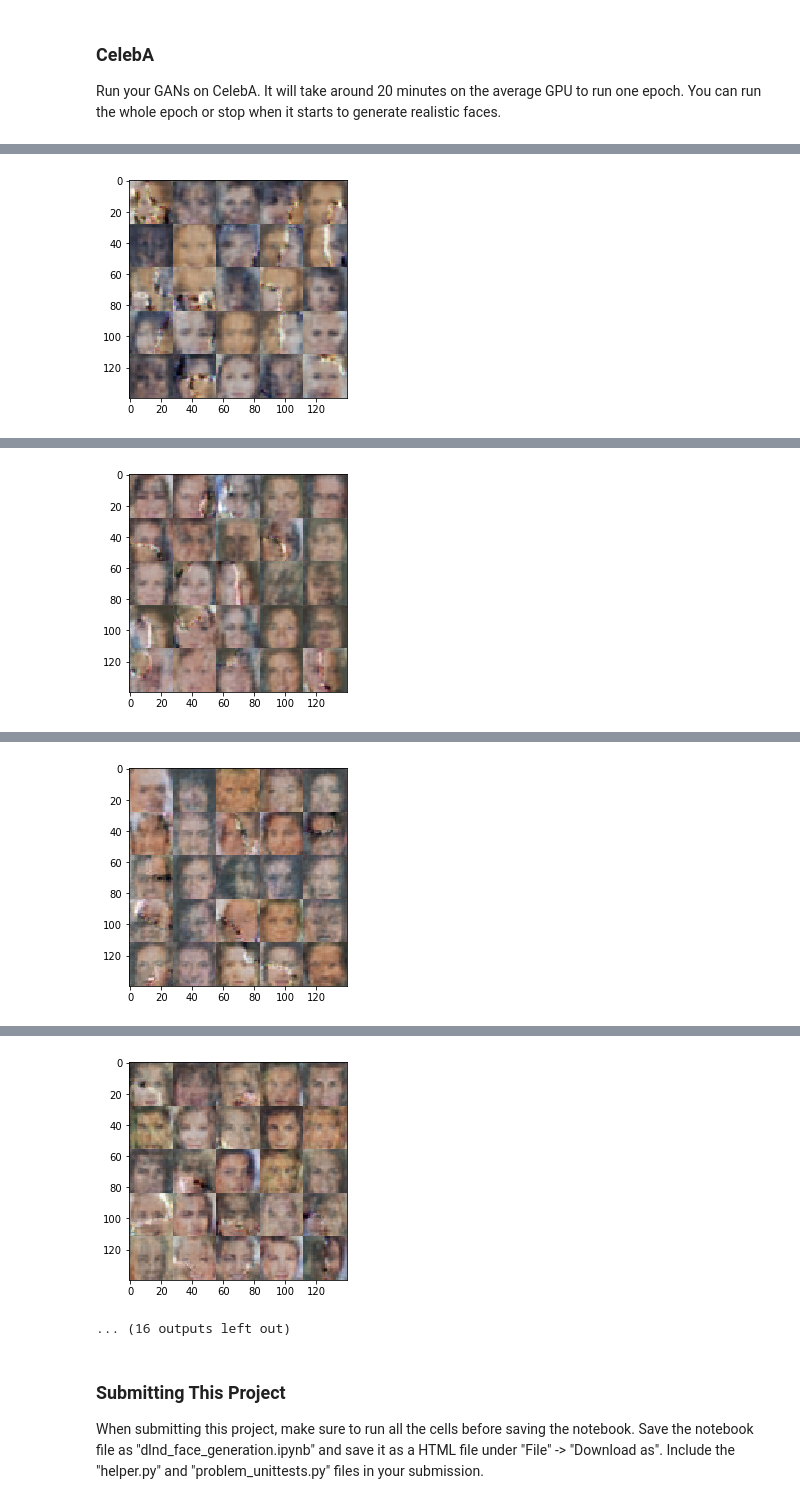
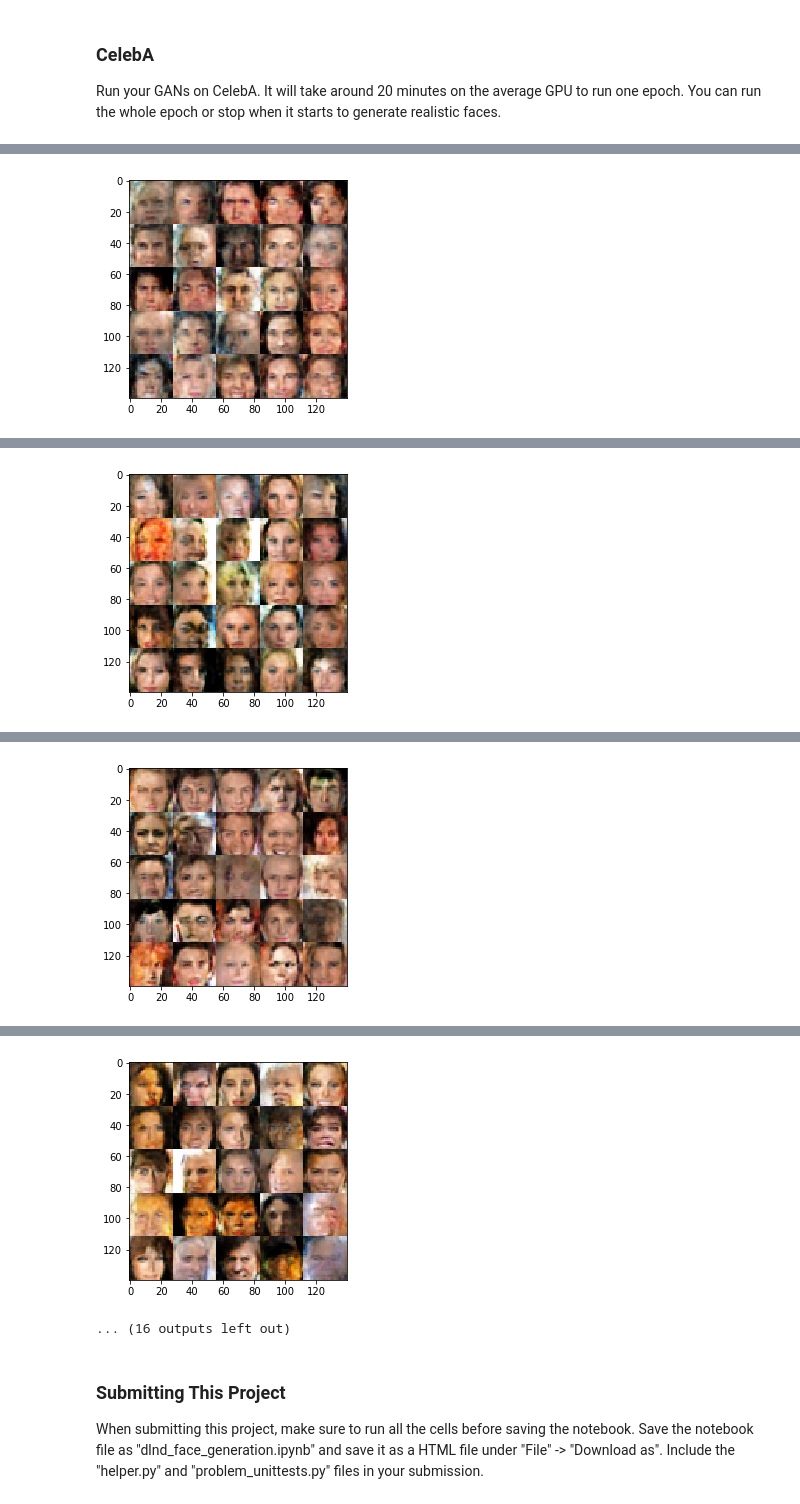
Before and after one commit to sunsided/DLND, a Jupyter notebook: face_generation/dlnd_face_generation.ipynb, the cells around one changed output, grey strips where cells are left out. Drawn from its saved outputs; the diff is of its cells as text; code cells hidden in the pictures.

Commit message:
Update face generation; better images now

```diff
--- a/face_generation/dlnd_face_generation.ipynb
+++ b/face_generation/dlnd_face_generation.ipynb
@@ -132,8 +132,11 @@ Tests Passed
 # %% [markdown]
 ### Discriminator
 Implement `discriminator` to create a discriminator neural network that discriminates on `images`.  This function should be able to reuse the variables in the neural network.  Use [`tf.variable_scope`](https://www.tensorflow.org/api_docs/python/tf/variable_scope) with a scope name of "discriminator" to allow the variables to be reused.  The function should return a tuple of (tensor output of the discriminator, tensor logits of the discriminator).
+# %%
+def leaky_relu(x, alpha: float=0.2):
+    return tf.maximum(x, alpha*x)
 # %%
-def discriminator(images, reuse=False):
+def discriminator(images, reuse=False, keep_prob: float=0.8):
     """
     Create the discriminator network
     :param images: Tensor of input image(s)
@@ -142,22 +145,27 @@ def discriminator(images, reuse=False):
     """
 
     with tf.variable_scope('discriminator', reuse=reuse):
+        keep_prob = tf.constant(keep_prob, dtype=tf.float32, name='keep_prob')
+
         # init = tf.truncated_normal_initializer(mean=0., stddev=.01)
         init = tf.contrib.layers.xavier_initializer_conv2d()
 
-        h = tf.layers.conv2d(images, 64, (5, 5), (2, 2), 'same',
-                             activation=tf.nn.elu, kernel_initializer=init)
+        h = tf.layers.conv2d(images, 64, (5, 5), (2, 2), 'same', activation=None, kernel_initializer=init)
+        h = leaky_relu(h)
+        h = tf.nn.dropout(h, keep_prob)
 
         # Don't batch normalize on the first layer: https://arxiv.org/abs/1701.00160
         # h = tf.layers.batch_normalization(h, training=True)
 
-        h = tf.layers.conv2d(h, 128, (5, 5), (2, 2), 'same',
-                             activation=tf.nn.elu, kernel_initializer=init)
+        h = tf.layers.conv2d(h, 128, (5, 5), (2, 2), 'same', activation=None, kernel_initializer=init)
         h = tf.layers.batch_normalization(h, training=True)
+        h = leaky_relu(h)
+        h = tf.nn.dropout(h, keep_prob)
 
-        h = tf.layers.conv2d(h, 256, (5, 5), (2, 2), 'same',
-                             activation=tf.nn.elu, kernel_initializer=init)
+        h = tf.layers.conv2d(h, 256, (5, 5), (2, 2), 'same', activation=None, kernel_initializer=init)
         h = tf.layers.batch_normalization(h, training=True)
+        h = leaky_relu(h)
+        h = tf.nn.dropout(h, keep_prob)
 
         h = tf.contrib.layers.flatten(h)
         logits = tf.layers.dense(h, 1, activation=None)
@@ -268,9 +290,11 @@ def model_loss(input_real, input_z, out_channel_dim):
     d_model_fake, d_logits_fake = discriminator(g_model, reuse=True)
 
     # How good did we detect the real image?
+    # We apply one-sided label smoothing described in https://arxiv.org/abs/1606.03498.
+    smoothing_factor = 0.9
     d_loss_real = tf.reduce_mean(
         tf.nn.sigmoid_cross_entropy_with_logits(logits=d_logits_real,
-                                                labels=tf.ones_like(d_model_real)))
+                                                labels=tf.ones_like(d_model_real)*smoothing_factor))
 
     # How good did we detect the false image?
     d_loss_fake = tf.reduce_mean(
@@ -401,11 +425,18 @@ def train(epoch_count, batch_size, z_dim, learning_rate, beta1, get_batches,
         for epoch_i in range(epoch_count):
             for batch_images in get_batches(batch_size):
 
+                # Images are in range -.5 .. .5, so rescale.
+                batch_images *= 2
+
                 # Sample random noise for G
                 batch_z = np.random.uniform(-1, 1, size=(batch_size, z_dim))
 
                 # Run optimizers
                 _ = sess.run(d_train_opt, feed_dict={real: batch_images, z: batch_z})
+
+                # Hackity hack: Running generator update twice to give it a slight
+                # advantage over the all to powerful discriminator.
+                _ = sess.run(g_train_opt, feed_dict={real: batch_images, z: batch_z})
                 _ = sess.run(g_train_opt, feed_dict={real: batch_images, z: batch_z})
 
                 if batch_i % print_every == 0:
@@ -460,7 +491,7 @@ Epoch 2/2 (batch 1001)... Discriminator Loss: 0.5786... Generator Loss: 1.5073
 Run your GANs on CelebA.  It will take around 20 minutes on the average GPU to run one epoch.  You can run the whole epoch or stop when it starts to generate realistic faces.
 # %%
 batch_size = 32
-z_dim = 200
+z_dim = 100
 learning_rate = 0.0001
 beta1 = 0.5
 print_every = 100
@@ -484 +515 @@ Epoch 1/2 (batch 2001)... Discriminator Loss: 0.4036... Generator Loss: 1.7341
-[figure, old version]
+[figure, new version]
@@ -486 +517 @@ Epoch 1/2 (batch 3001)... Discriminator Loss: 0.1701... Generator Loss: 3.0656
-[figure, old version]
+[figure, new version]
@@ -488 +519 @@ Epoch 1/2 (batch 4001)... Discriminator Loss: 2.5495... Generator Loss: 5.9606
-[figure, old version]
+[figure, new version]
@@ -490,4 +521,4 @@ Epoch 1/2 (batch 5001)... Discriminator Loss: 0.3423... Generator Loss: 1.5418
-[figure, old version]
+[figure, new version]
 ... (16 outputs left out)
 # %% [markdown]
 ### Submitting This Project
```
Also changed, not shown: parts of 3 cells of this notebook.
